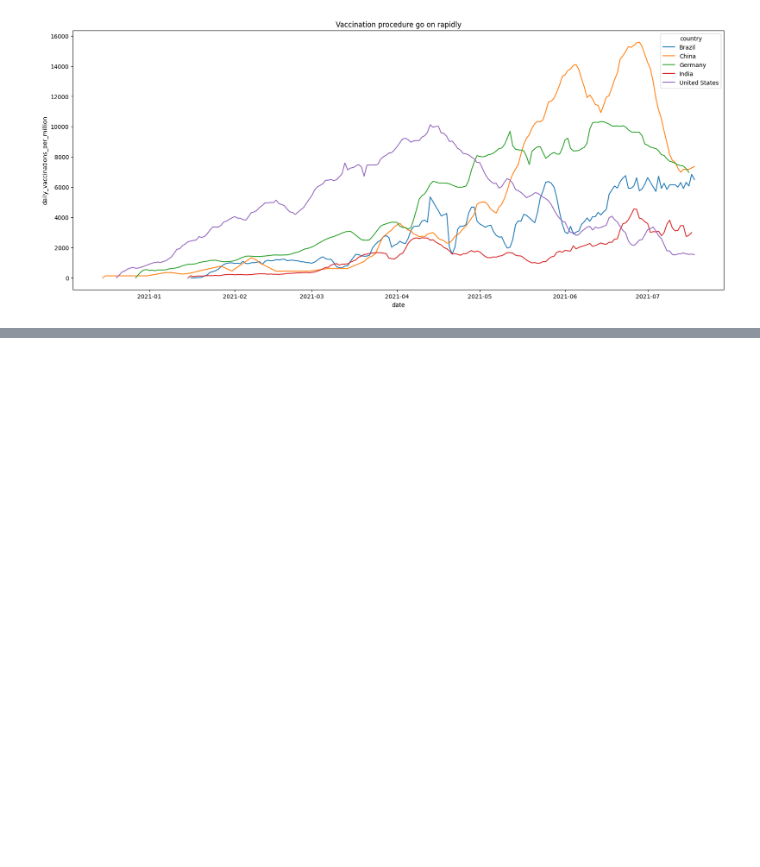
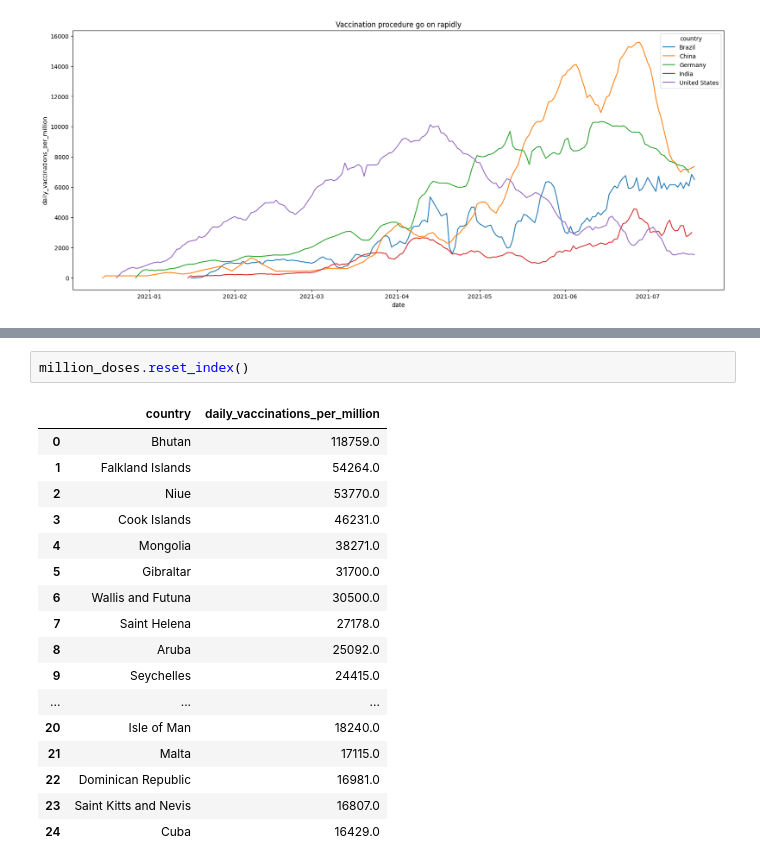
Before and after one commit to mtthwwl/Data-Analyst, a Jupyter notebook: Vaccination.ipynb, the cells around one changed output, grey strips where cells are left out. Drawn from its saved outputs; the diff is of its cells as text; blank space fills up the shorter version.

```diff
--- a/Vaccination.ipynb
+++ b/Vaccination.ipynb
@@ -379,0 +499,20 @@ plt.title('Vaccination procedure go on rapidly');
+# %%
+million_doses.reset_index()
+# %% [output]
+|  | country | daily_vaccinations_per_million |
+| 0 | Bhutan | 118759.0 |
+| 1 | Falkland Islands | 54264.0 |
+| 2 | Niue | 53770.0 |
+| 3 | Cook Islands | 46231.0 |
+| 4 | Mongolia | 38271.0 |
+| 5 | Gibraltar | 31700.0 |
+| 6 | Wallis and Futuna | 30500.0 |
+| 7 | Saint Helena | 27178.0 |
+| 8 | Aruba | 25092.0 |
+| 9 | Seychelles | 24415.0 |
+| ... | ... | ... |
+| 20 | Isle of Man | 18240.0 |
+| 21 | Malta | 17115.0 |
+| 22 | Dominican Republic | 16981.0 |
+| 23 | Saint Kitts and Nevis | 16807.0 |
+| 24 | Cuba | 16429.0 |
```
Also changed, not shown: parts of 10 cells of this notebook.
